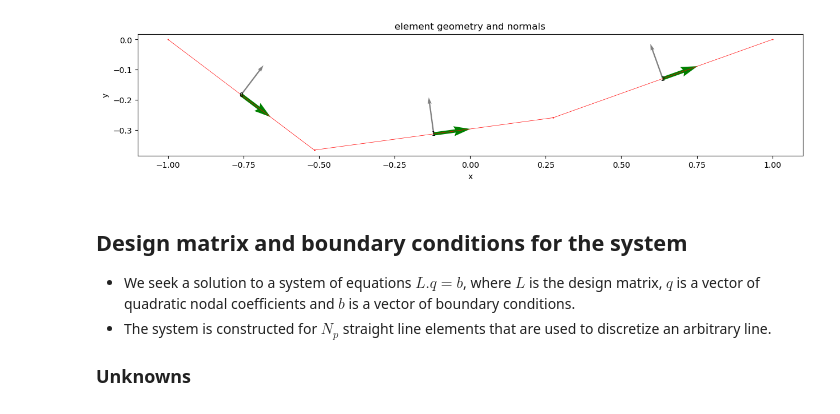
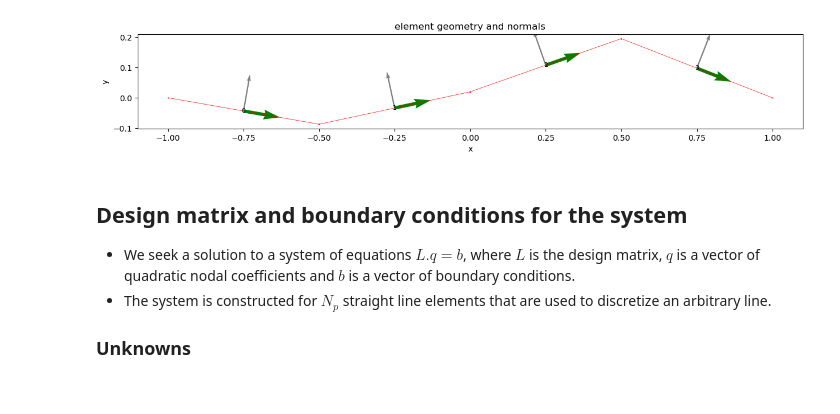
Before and after one commit to mallickrishg/bemcs, a Jupyter notebook: Nonplanarpatches_rotation.ipynb, the cells around one changed output. Saved outputs shown, nothing was run; the diff lists cells and outputs as text; code cells hidden in the pictures.

```diff
--- a/Nonplanarpatches_rotation.ipynb
+++ b/Nonplanarpatches_rotation.ipynb
@@ -99,36 +99,37 @@ q_s^{2a} \\ q_s^{2b} \\ q_s^{2c} \\ q_n^{2a} \\ q_n^{2b} \\ q_n^{2c} \end{bmatri
 \end{equation}$
 # %%
 # use a non-uniform mesh
-n_elements = 3
-sorted_xlocs = np.sort(np.random.uniform(size=n_elements-1,low=-0.7,high=0.9))
-sorted_ylocs = np.sort(np.random.uniform(size=n_elements-1,low=-0.5,high=0.5))
+n_elements = 4
+# sorted_xlocs = np.sort(np.random.uniform(size=n_elements-1,low=-0.7,high=0.9))
+sorted_xlocs = np.linspace(-1 + 2/n_elements,1-2/n_elements,n_elements-1)
+sorted_ylocs = np.sort(np.random.uniform(size=n_elements-1,low=-0.2,high=0.2))
 
 # x1 = np.array((-1.,0,0.1))
 # x2 = np.array((0.,0.1,1.))
 # y1 = np.array((0.5,0.5,-0.5))
 # y2 = np.array((0.5,-0.5,-0.5))
 x1 = np.concatenate((np.array([-1.]), sorted_xlocs))
 x2 = np.concatenate((sorted_xlocs,np.array([1.])))
 y1 = np.concatenate((np.array([0.]), sorted_ylocs))
 y2 = np.concatenate((sorted_ylocs,np.array([0.])))
 # y1 = -np.sin(np.pi/4)*x1
 # y2 = -np.sin(np.pi/4)*x2
 
 elements = []
 element = {}
 for i in range(n_elements):
     element["x1"] = x1[i]
     element["y1"] = y1[i]
     element["x2"] = x2[i]
     element["y2"] = y2[i]
     elements.append(element.copy())
 elements = bemcs.standardize_elements(elements)
 
 # plot geometry of mesh
 plt.figure(figsize=(15,5))
 bemcs.plot_element_geometry(elements)
 # %% [output]
-[figure, old version]
+[figure, new version]
 # %% [markdown]
 ## Design matrix and boundary conditions for the system
 
```
Also changed, not shown: parts of 5 cells of this notebook.
